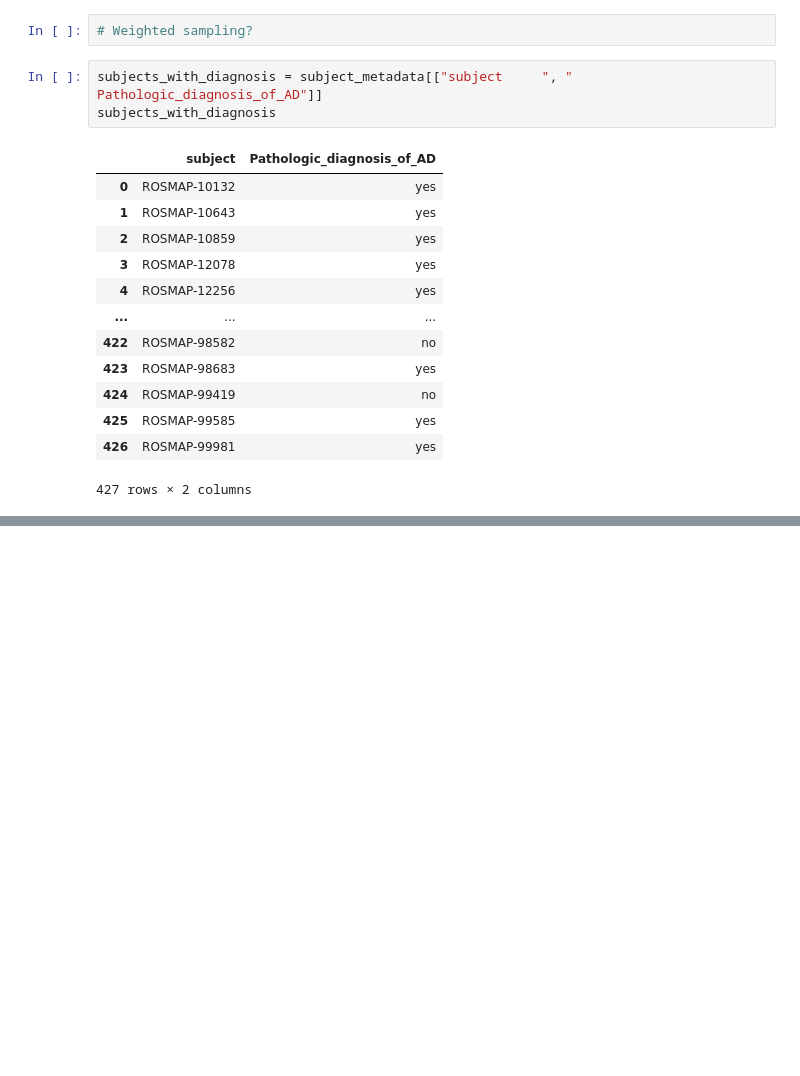
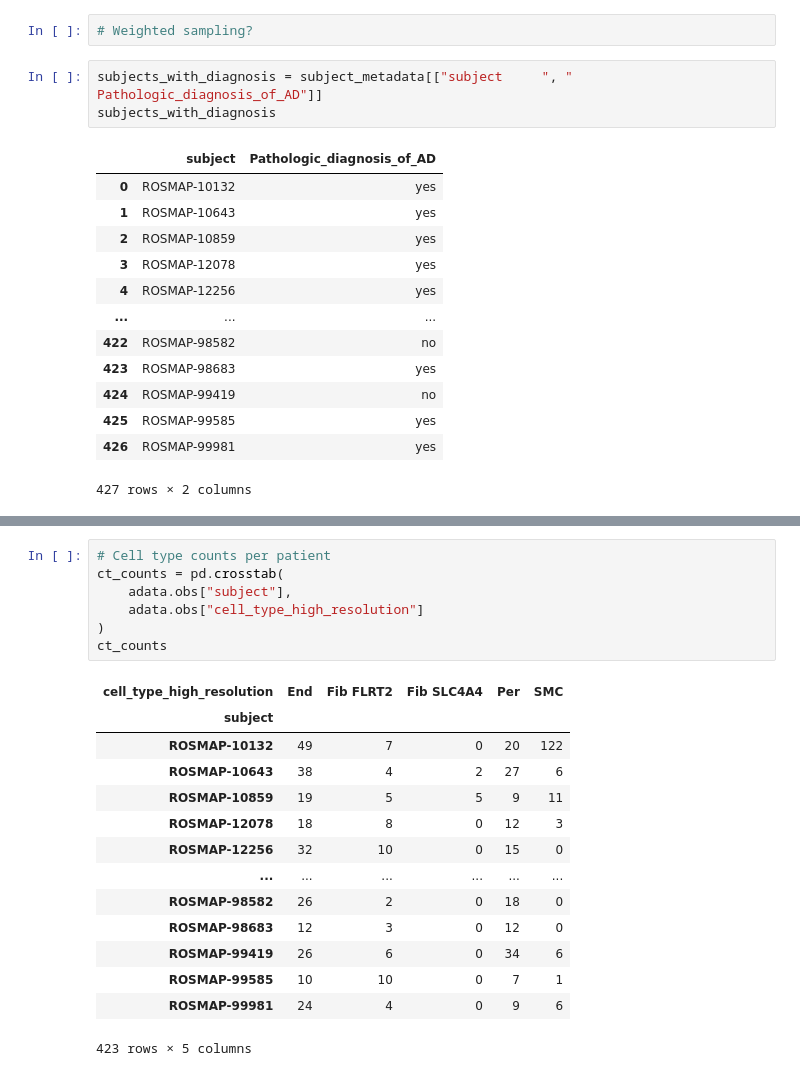
Before and after one commit to ThomasM31/BBTX11-VT26-07, a Jupyter notebook: datatesting.ipynb, the cells around one changed output, grey strips where cells are left out. Saved outputs shown, nothing was run; the diff lists cells and outputs as text; blank space fills up the shorter version.

Commit message:
per patient datahandling

```diff
--- a/datatesting.ipynb
+++ b/datatesting.ipynb
@@ -362,3 +345,25 @@ adata.obs
 | TTACGTTAGTAAACAC-16-14 | End | ROSMAP-37074 | End | no |
 | TTTCGATTCGGTTCAA-16-14 | Per | ROSMAP-37074 | Per | no |
 17974 rows × 4 columns
+# %%
+# Cell type counts per patient
+ct_counts = pd.crosstab(
+    adata.obs["subject"],
+    adata.obs["cell_type_high_resolution"]
+)
+ct_counts
+# %% [output]
+| cell_type_high_resolution | End | Fib FLRT2 | Fib SLC4A4 | Per | SMC |
+| subject |  |  |  |  |  |
+| ROSMAP-10132 | 49 | 7 | 0 | 20 | 122 |
+| ROSMAP-10643 | 38 | 4 | 2 | 27 | 6 |
+| ROSMAP-10859 | 19 | 5 | 5 | 9 | 11 |
+| ROSMAP-12078 | 18 | 8 | 0 | 12 | 3 |
+| ROSMAP-12256 | 32 | 10 | 0 | 15 | 0 |
+| ... | ... | ... | ... | ... | ... |
+| ROSMAP-98582 | 26 | 2 | 0 | 18 | 0 |
+| ROSMAP-98683 | 12 | 3 | 0 | 12 | 0 |
+| ROSMAP-99419 | 26 | 6 | 0 | 34 | 6 |
+| ROSMAP-99585 | 10 | 10 | 0 | 7 | 1 |
+| ROSMAP-99981 | 24 | 4 | 0 | 9 | 6 |
+423 rows × 5 columns
```
Also changed, not shown: parts of 2 cells of this notebook.
